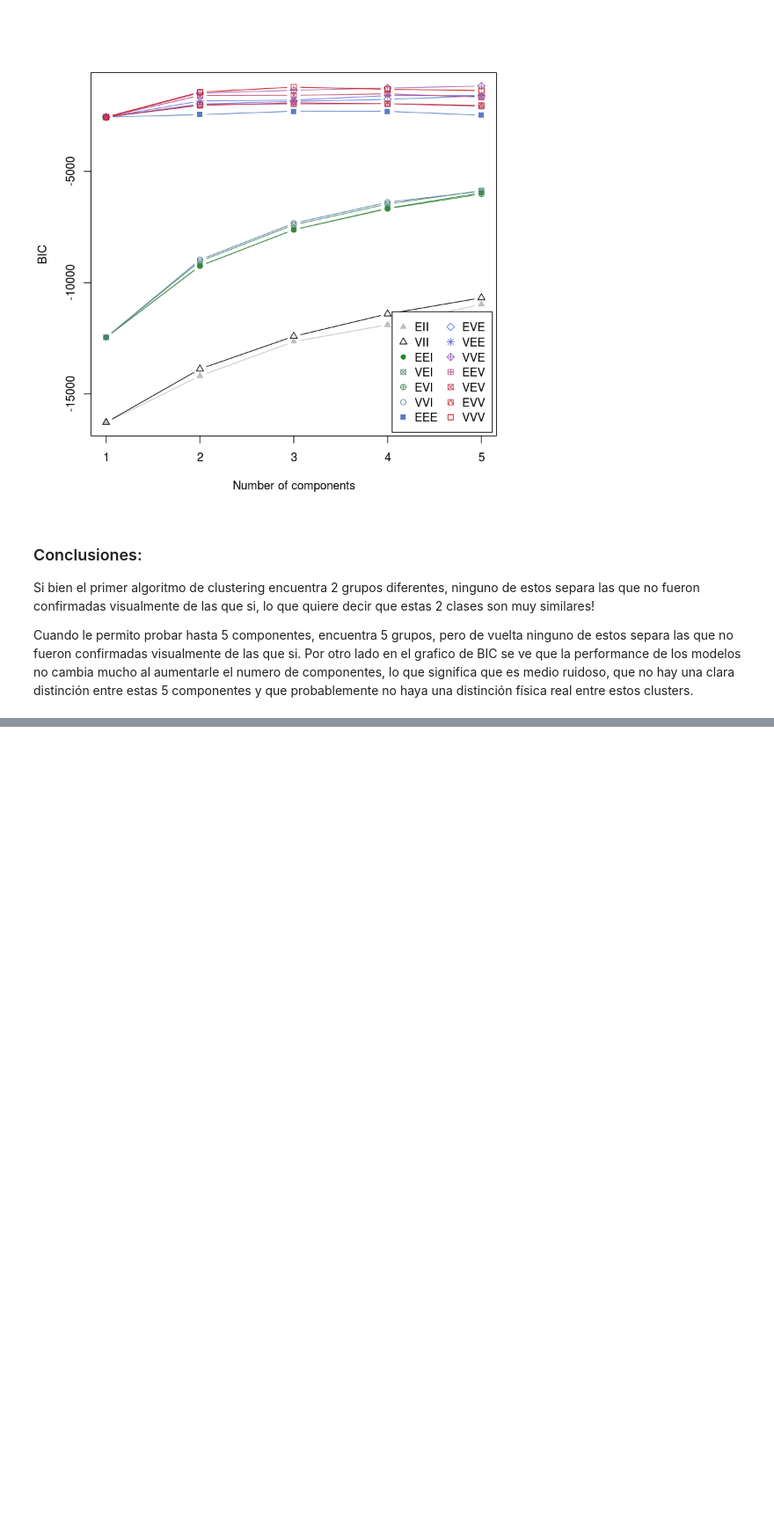
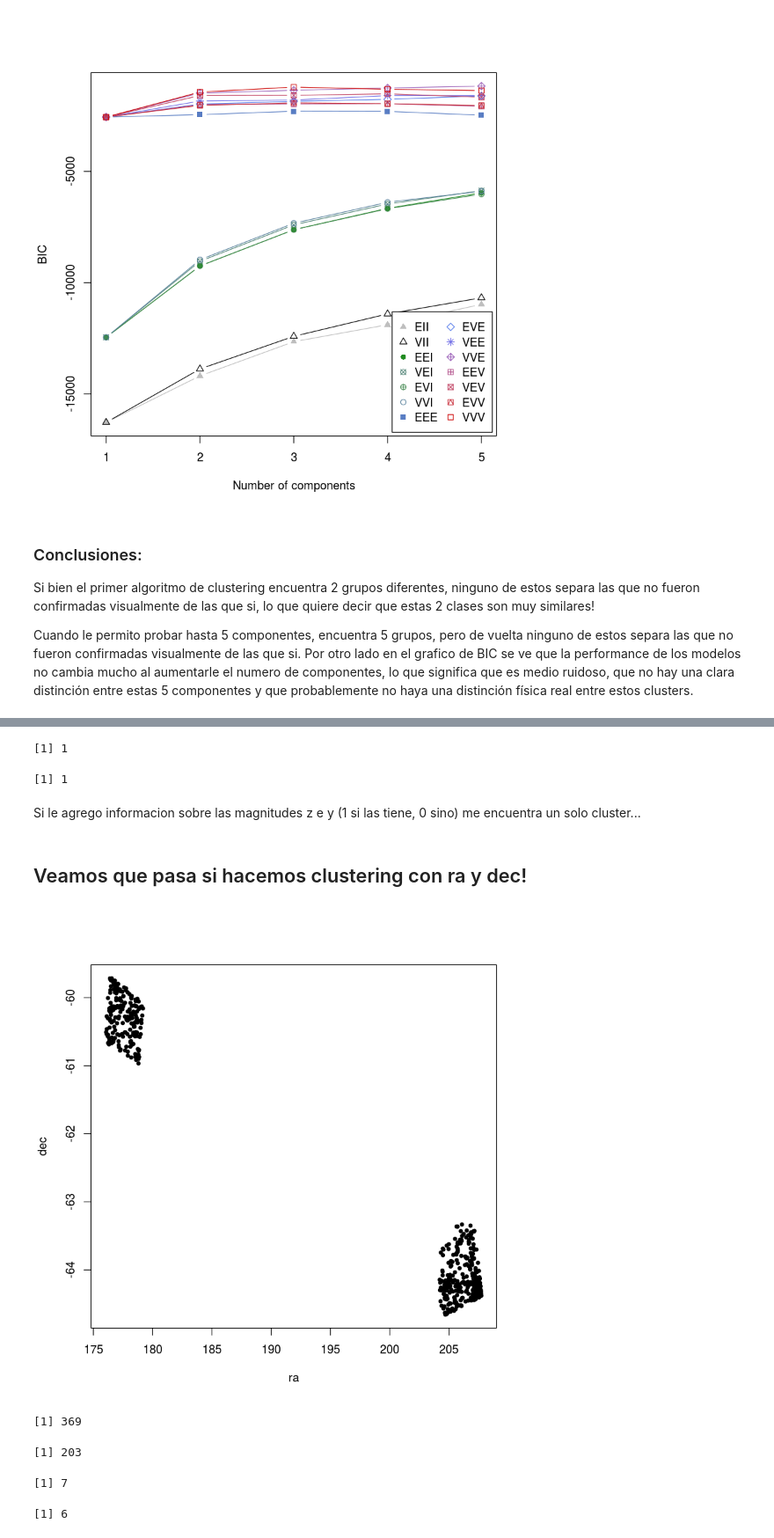
Before and after one commit to BrunoSanchez/VVV_galaxies, a Jupyter notebook: clustering.ipynb, the cells around one changed output, grey strips where cells are left out. Shown at 88% size. Saved outputs shown, nothing was run; the diff lists cells and outputs as text; code cells hidden in the pictures; blank space fills up the shorter version.

Commit message:
probe agregandole la info de las bandas Z e Y al clustering. Tambien probe con clustering en alfa y delta

```diff
--- a/clustering.ipynb
+++ b/clustering.ipynb
@@ -89,0 +92,4 @@ Por otro lado en el grafico de BIC se ve que la performance de los modelos no ca
+# %%
+#Primero leemos los datos
+dat <- read.table('clean_cat2.dat', header = TRUE)
+summary(dat)
@@ -89,0 +114,8 @@ Por otro lado en el grafico de BIC se ve que la performance de los modelos no ca
+# %%
+#Guardamos los datos q no vamos a usar para claisificar y los sacamos de la tabla
+names <- dat$Id
+visual <- dat$visual
+ra <- dat$ra
+dec <- dat$dec
+
+dat <- dat[,-c(1,2,3,18)]
@@ -89,0 +170,33 @@ Por otro lado en el grafico de BIC se ve que la performance de los modelos no ca
+# %%
+#Hagamos un par de graficos para ver como quedo
+mc2$G
+mc5$G
+# %% [output]
+[1] 1
+[1] 1
+# %% [markdown]
+Si le agrego informacion sobre las magnitudes z e y (1 si las tiene, 0 sino) me encuentra un solo cluster...
+# %% [markdown]
+## Veamos que pasa si hacemos clustering con ra y dec!
+# %%
+pos <- data.frame(ra, dec)
+plot(pos,pch=20)
+# %% [output]
+[figure, added]
+# %%
+#Cortamos por tile por que sino el mclust va a separar los 2 tiles simplemente
+tile1 <- subset(pos, pos$ra > 190)
+tile2 <- subset(pos, pos$ra < 190)
+length(tile1$ra)
+length(tile2$ra)
+# %% [output]
+[1] 369
+[1] 203
+# %%
+mc1 <- Mclust(tile1, G = 5:15)
+mc2 <- Mclust(tile2, G = 5:15)
+mc1$G
+mc2$G
+# %% [output]
+[1] 7
+[1] 6
```
Also changed, not shown: parts of 16 cells of this notebook.
